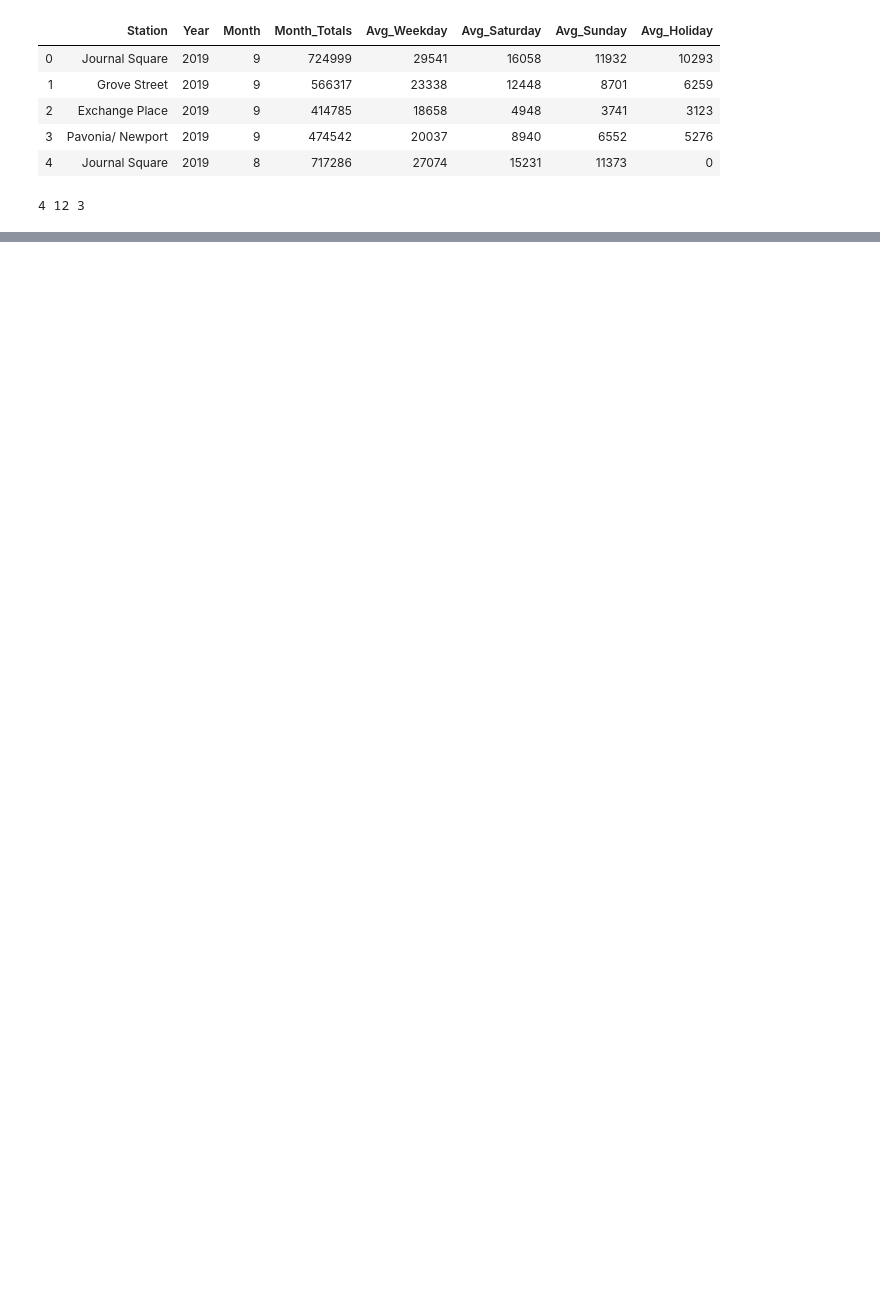
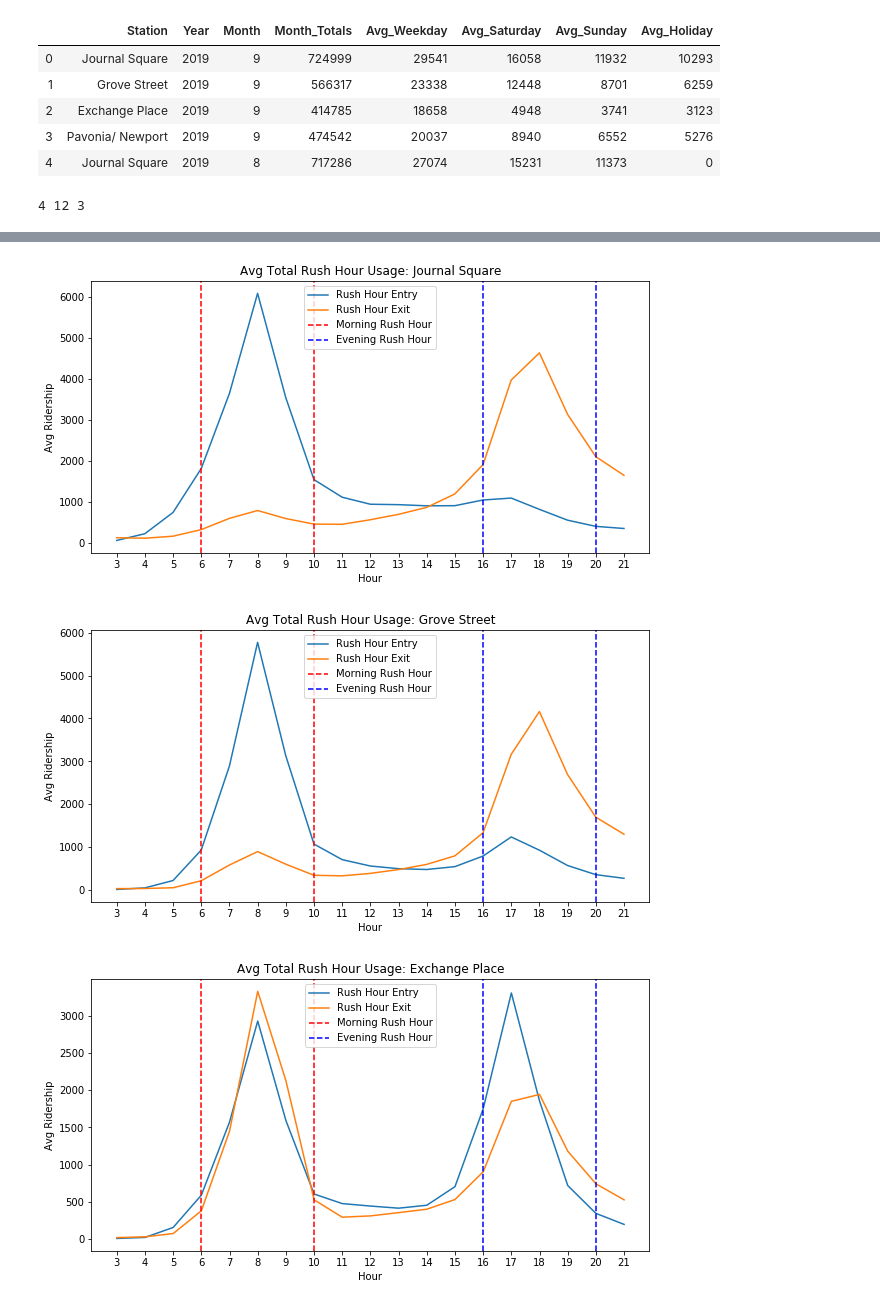
Before and after one commit to lobodemonte/civic-analytics-mobility-project, a Jupyter notebook: scripts/path_ridership_analysis.ipynb, the cells around one changed output, grey strips where cells are left out. Saved outputs shown, nothing was run; the diff lists cells and outputs as text; code cells hidden in the pictures; blank space fills up the shorter version.

```diff
--- a/scripts/path_ridership_analysis.ipynb
+++ b/scripts/path_ridership_analysis.ipynb
@@ -110,0 +171,16 @@ for station in stations:
+# %%
+rush_hour_summaries = pd.DataFrame(columns=['station','avg_morn_rush', 'avg_eve_rush'])
+
+values = []
+for station in stations:
+    avg_total_morning_entry = grouped_hr_data[(grouped_hr_data.Hour.isin(morning_rush_hours))
+                     &(grouped_hr_data.station==station)
+                   ]['Avg Weekday Entry'].sum()
+    avg_total_evening_exit = grouped_hr_data[(grouped_hr_data.Hour.isin(evening_rush_hours))
+                 &(grouped_hr_data.station==station)
+               ]['Avg Weekday Exit'].sum()
+    temp = {'station':station,'avg_morn_rush': avg_total_morning_entry,'avg_eve_rush':avg_total_evening_exit}
+    values.append(temp)
+
+rush_hour_summaries = pd.DataFrame(values)
+rush_hour_summaries
@@ -110,0 +193,25 @@ for station in stations:
+# %%
+desired_range = hours[3:22]
+xlabels = np.arange(3,22,1)
+for station in stations:
+    plt.figure(figsize=(10,5))
+    plt.title("Avg Total Rush Hour Usage: {}".format(station))
+    plt.xticks(xlabels)
+    plt.xlabel('Hour')
+    plt.ylabel("Avg Ridership")
+    plt.plot(xlabels, grouped_hr_data[(grouped_hr_data['station'] ==station)&
+                                      (grouped_hr_data['Hour'].isin(desired_range))]
+             ['Avg Weekday Entry'], label='Rush Hour Entry')
+    plt.plot(xlabels, grouped_hr_data[(grouped_hr_data['station'] ==station)&
+                                      (grouped_hr_data['Hour'].isin(desired_range))]
+             ['Avg Weekday Exit'], label='Rush Hour Exit')
+    plt.axvline(x=6, color='r', linestyle='--', label='Morning Rush Hour')
+    plt.axvline(x=10, color='r', linestyle='--')
+    plt.axvline(x=16, color='b', linestyle='--', label='Evening Rush Hour')
+    plt.axvline(x=20, color='b', linestyle='--')
+    plt.legend(loc='upper center')
+    plt.show()
+# %% [output]
+[figure, added]
+[figure, added]
+[figure, added]
```
Also changed, not shown: parts of 12 cells of this notebook, 7 other files.
